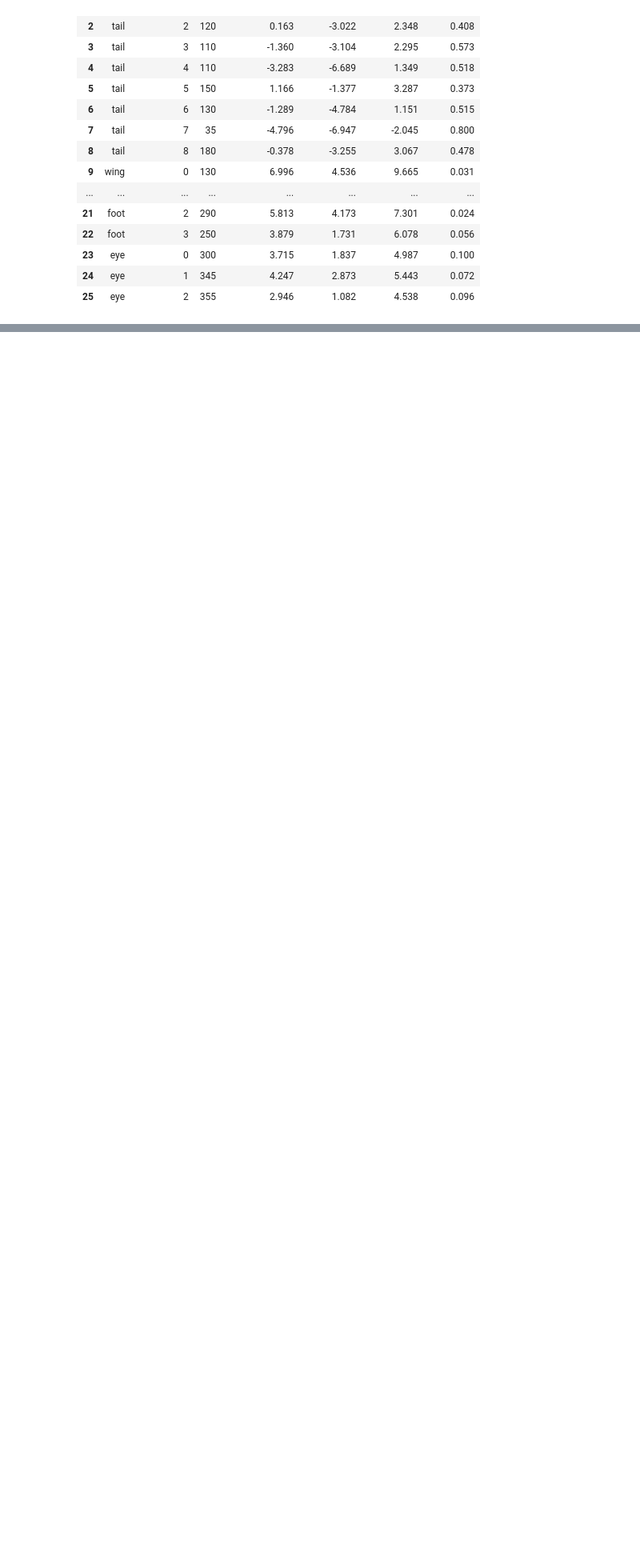
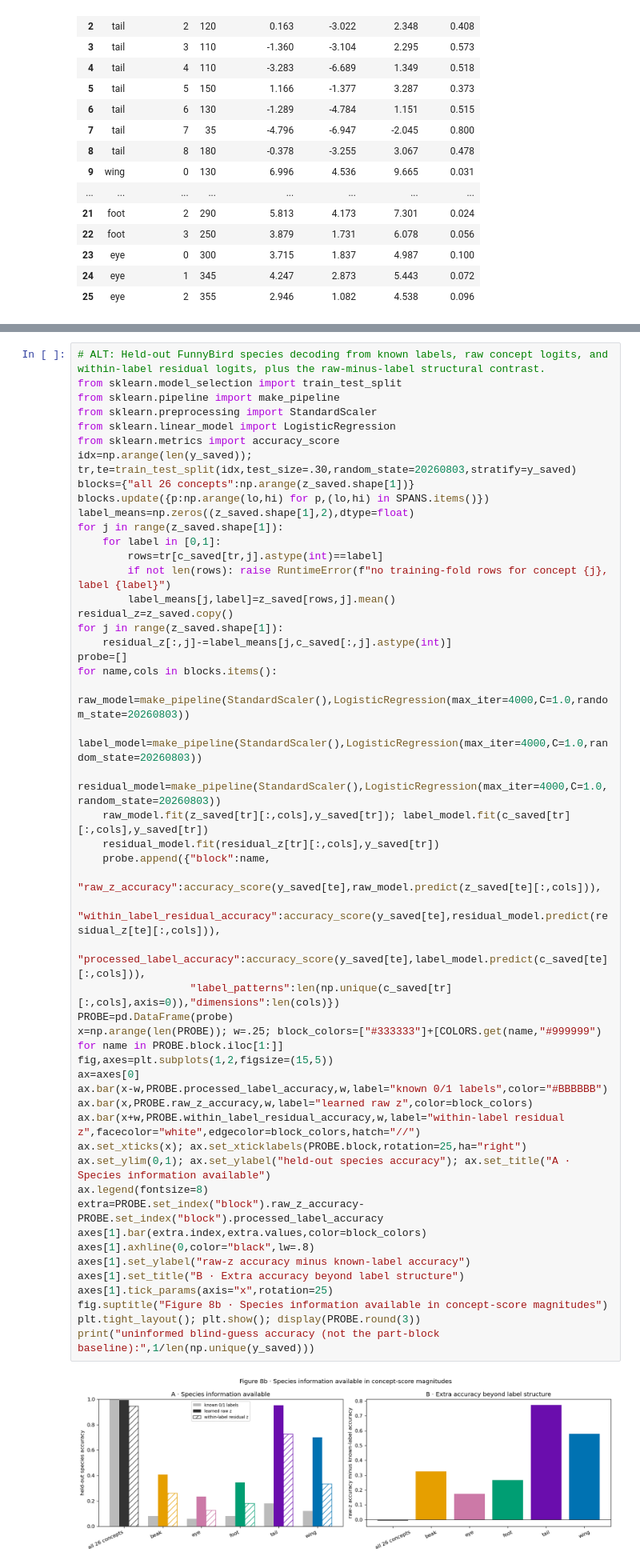
Before and after one commit to chinmayi-r/CBM-Concept-Backwash, a Jupyter notebook: curated/notebooks/02_funnybirds_cbm.ipynb, the cells around one changed output, grey strips where cells are left out. Shown at 80% size. Saved outputs shown, nothing was run; the diff lists cells and outputs as text; blank space fills up the shorter version.

```diff
--- a/curated/notebooks/02_funnybirds_cbm.ipynb
+++ b/curated/notebooks/02_funnybirds_cbm.ipynb
@@ -1417,0 +1595,52 @@ is improvement; RMSE 10 to 11 is not.
+# %%
+# ALT: Held-out FunnyBird species decoding from known labels, raw concept logits, and within-label residual logits, plus the raw-minus-label structural contrast.
+from sklearn.model_selection import train_test_split
+from sklearn.pipeline import make_pipeline
+from sklearn.preprocessing import StandardScaler
+from sklearn.linear_model import LogisticRegression
+from sklearn.metrics import accuracy_score
+idx=np.arange(len(y_saved)); tr,te=train_test_split(idx,test_size=.30,random_state=20260803,stratify=y_saved)
+blocks={"all 26 concepts":np.arange(z_saved.shape[1])}
+blocks.update({p:np.arange(lo,hi) for p,(lo,hi) in SPANS.items()})
+label_means=np.zeros((z_saved.shape[1],2),dtype=float)
+for j in range(z_saved.shape[1]):
+    for label in [0,1]:
+        rows=tr[c_saved[tr,j].astype(int)==label]
+        if not len(rows): raise RuntimeError(f"no training-fold rows for concept {j}, label {label}")
+        label_means[j,label]=z_saved[rows,j].mean()
+residual_z=z_saved.copy()
+for j in range(z_saved.shape[1]):
+    residual_z[:,j]-=label_means[j,c_saved[:,j].astype(int)]
+probe=[]
+for name,cols in blocks.items():
+    raw_model=make_pipeline(StandardScaler(),LogisticRegression(max_iter=4000,C=1.0,random_state=20260803))
+    label_model=make_pipeline(StandardScaler(),LogisticRegression(max_iter=4000,C=1.0,random_state=20260803))
+    residual_model=make_pipeline(StandardScaler(),LogisticRegression(max_iter=4000,C=1.0,random_state=20260803))
+    raw_model.fit(z_saved[tr][:,cols],y_saved[tr]); label_model.fit(c_saved[tr][:,cols],y_saved[tr])
+    residual_model.fit(residual_z[tr][:,cols],y_saved[tr])
+    probe.append({"block":name,
+                  "raw_z_accuracy":accuracy_score(y_saved[te],raw_model.predict(z_saved[te][:,cols])),
+                  "within_label_residual_accuracy":accuracy_score(y_saved[te],residual_model.predict(residual_z[te][:,cols])),
+                  "processed_label_accuracy":accuracy_score(y_saved[te],label_model.predict(c_saved[te][:,cols])),
+                  "label_patterns":len(np.unique(c_saved[tr][:,cols],axis=0)),"dimensions":len(cols)})
+PROBE=pd.DataFrame(probe)
+x=np.arange(len(PROBE)); w=.25; block_colors=["#333333"]+[COLORS.get(name,"#999999") for name in PROBE.block.iloc[1:]]
+fig,axes=plt.subplots(1,2,figsize=(15,5))
+ax=axes[0]
+ax.bar(x-w,PROBE.processed_label_accuracy,w,label="known 0/1 labels",color="#BBBBBB")
+ax.bar(x,PROBE.raw_z_accuracy,w,label="learned raw z",color=block_colors)
+ax.bar(x+w,PROBE.within_label_residual_accuracy,w,label="within-label residual z",facecolor="white",edgecolor=block_colors,hatch="//")
+ax.set_xticks(x); ax.set_xticklabels(PROBE.block,rotation=25,ha="right")
+ax.set_ylim(0,1); ax.set_ylabel("held-out species accuracy"); ax.set_title("A · Species information available")
+ax.legend(fontsize=8)
+extra=PROBE.set_index("block").raw_z_accuracy-PROBE.set_index("block").processed_label_accuracy
+axes[1].bar(extra.index,extra.values,color=block_colors)
+axes[1].axhline(0,color="black",lw=.8)
+axes[1].set_ylabel("raw-z accuracy minus known-label accuracy")
+axes[1].set_title("B · Extra accuracy beyond label structure")
+axes[1].tick_params(axis="x",rotation=25)
+fig.suptitle("Figure 8b · Species information available in concept-score magnitudes")
+plt.tight_layout(); plt.show(); display(PROBE.round(3))
+print("uninformed blind-guess accuracy (not the part-block baseline):",1/len(np.unique(y_saved)))
+# %% [output]
+[figure, added]
```
Also changed, not shown: parts of 61 cells of this notebook, 1 other file.
